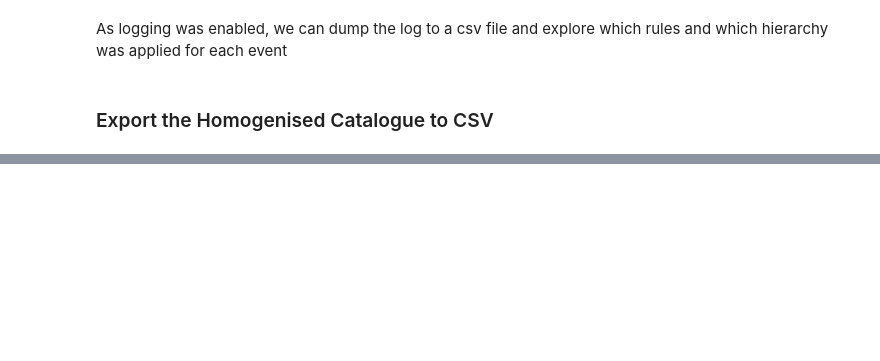
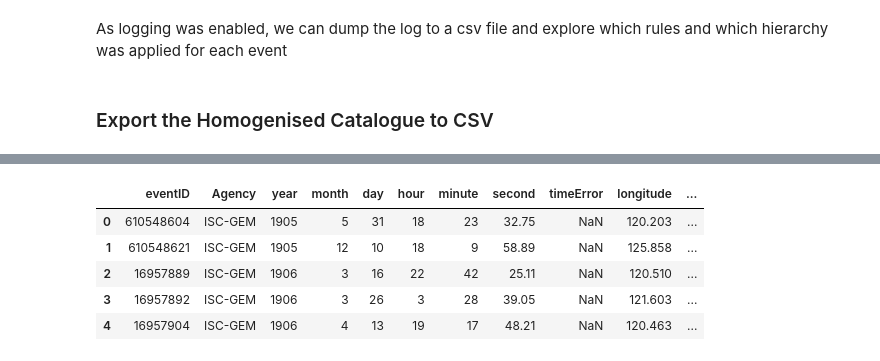
Before and after one commit to ftbernales/Catalog-Compile, a Jupyter notebook: notebooks/04 Homogenisation.ipynb, the cells around one changed output, grey strips where cells are left out. Cells and saved outputs as stored; diff of their text form; code cells hidden in the pictures; blank space fills up the shorter version.

```diff
--- a/notebooks/04 Homogenisation.ipynb
+++ b/notebooks/04 Homogenisation.ipynb
@@ -443,0 +500,15 @@ ParserError: Error tokenizing data. C error: Expected 23 fields in line 3, saw 2
+# %%
+# Get the list of column names
+columns_to_drop = df_iscgem.columns[-6:]
+
+# Drop the last 6 columns by column names
+df_iscgem = df_iscgem.drop(columns=columns_to_drop)
+
+df_iscgem.head()
+# %% [output]
+|  | eventID | Agency | year | month | day | hour | minute | second | timeError | longitude | ... |
+| 0 | 610548604 | ISC-GEM | 1905 | 5 | 31 | 18 | 23 | 32.75 | NaN | 120.203 | ... |
+| 1 | 610548621 | ISC-GEM | 1905 | 12 | 10 | 18 | 9 | 58.89 | NaN | 125.858 | ... |
+| 2 | 16957889 | ISC-GEM | 1906 | 3 | 16 | 22 | 42 | 25.11 | NaN | 120.510 | ... |
+| 3 | 16957892 | ISC-GEM | 1906 | 3 | 26 | 3 | 28 | 39.05 | NaN | 121.603 | ... |
+| 4 | 16957904 | ISC-GEM | 1906 | 4 | 13 | 19 | 17 | 48.21 | NaN | 120.463 | ... |
```
Also changed, not shown: parts of 15 cells of this notebook, 29 other files.
